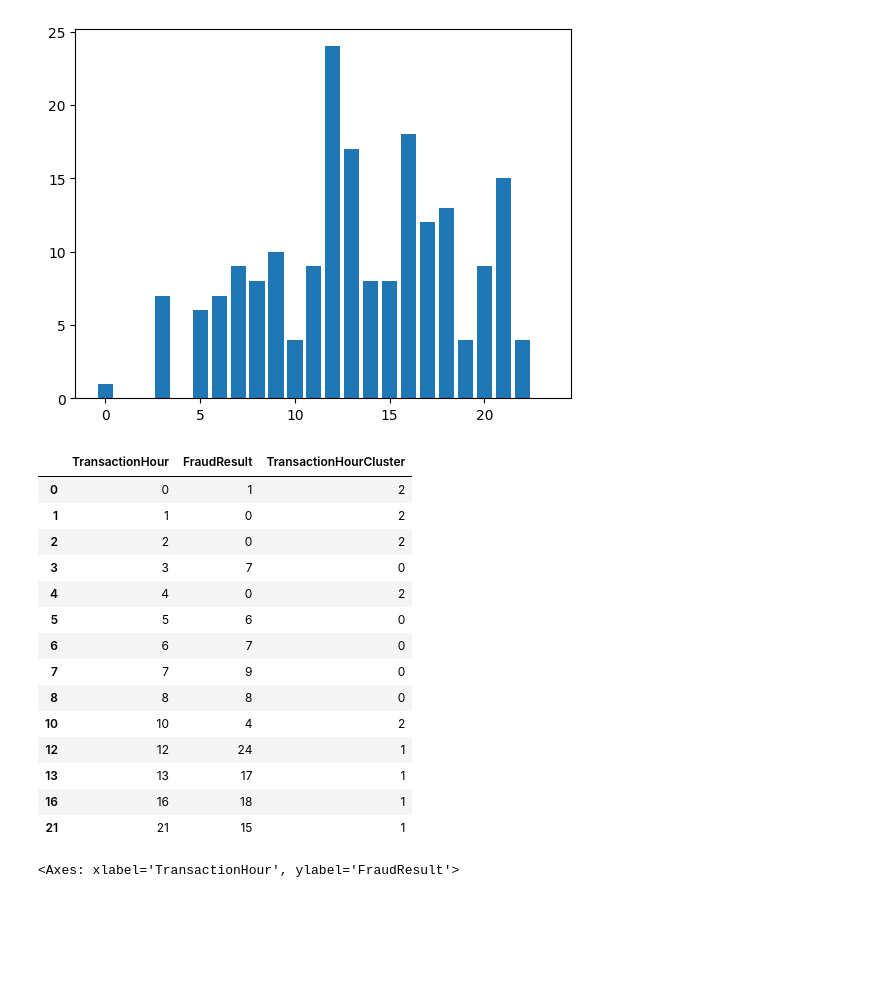
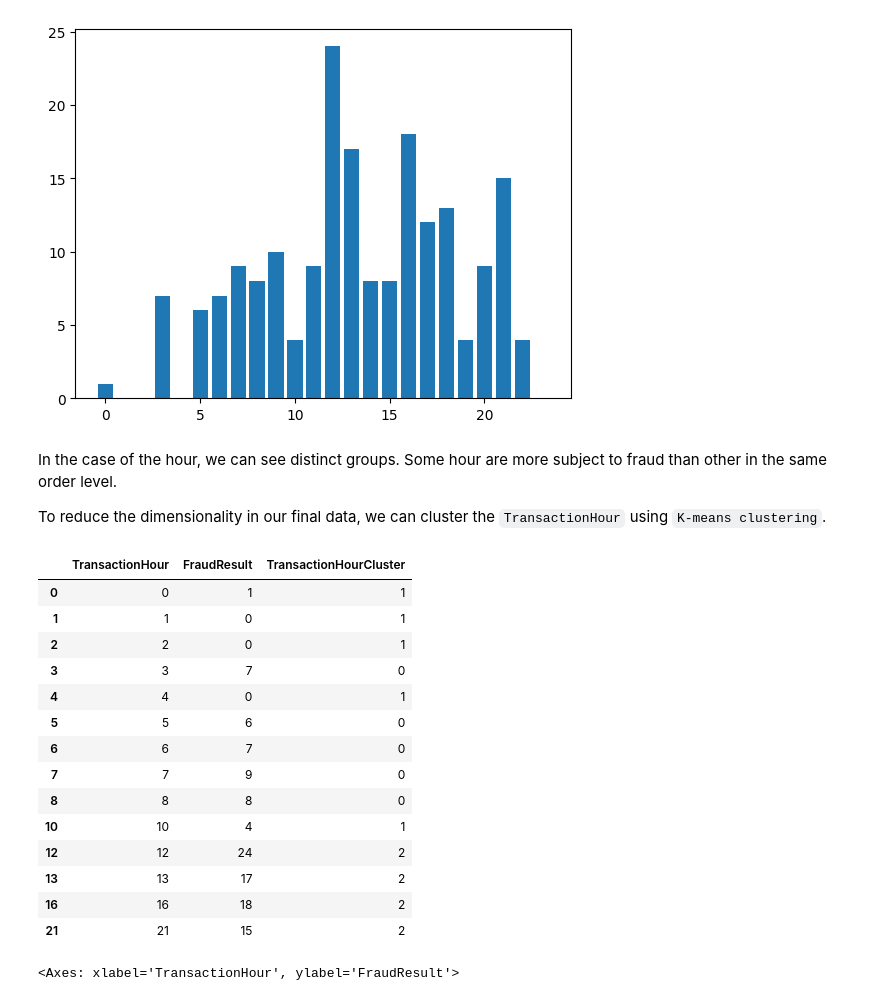
Before and after one commit to alex210501/AI5L-L1-FraudDetection, a Jupyter notebook: ml_project.ipynb, the cells around one changed output. Drawn from its saved outputs; the diff is of its cells as text; code cells hidden in the pictures; blank space fills up the shorter version.

```diff
--- a/ml_project.ipynb
+++ b/ml_project.ipynb
@@ -321,53 +321,41 @@ plt.bar(fraud_per_hour['TransactionHour'], fraud_per_hour['FraudResult'])
 plt.show()
 # %% [output]
 [figure]
+# %% [markdown]
+In the case of the hour, we can see distinct groups. Some hour are more subject to fraud than other in the same order level.
+
+To reduce the dimensionality in our final data, we can cluster the `TransactionHour` using `K-means clustering`.
 # %%
 from sklearn.cluster import KMeans
 
-def kmeansFraudHour(destination, clusters=3, computeFraudPerHour=True):
+def kmeansFraudHour(destination, clusters=3):
     # Create KMeans instance
     kmeans = KMeans(n_clusters=clusters)
 
-    # Check if we have to compute how many fraud happens per hour
-    if computeFraudPerHour:
-        fraud_hour = pd.DataFrame({
-            'TransactionHour': destination['TransactionHour'],
-            'FraudResult': destination['FraudResult'],
-        })
-
-        # Group the dataframe by month
-        fraud_per_hour = fraud_hour.groupby('TransactionHour').sum()
-        fraud_per_hour.reset_index(inplace=True)
-
-        # Get the cluster result
-        destination['TransactionHourCluster'] = kmeans.fit_predict(fraud_per_hour.loc[:, ['FraudResult']])
-        destination['TransactionHourCluster'] = destination['TransactionHourCluster'].astype('category')
-
-    else:
-        # Get the cluster result
-        destination['TransactionHourCluster'] = kmeans.fit_predict(destination.loc[:, ['FraudResult']])
-        destination['TransactionHourCluster'] = destination['TransactionHourCluster'].astype('category')
+    # Get the cluster result
+    destination['TransactionHourCluster'] = kmeans.fit_predict(destination.loc[:, ['FraudResult']])
+    destination['TransactionHourCluster'] = destination['TransactionHourCluster'].astype('category')
 
     return destination
 # %%
-fraud_per_hour = kmeansFraudHour(fraud_per_hour, computeFraudPerHour=False)
+fraud_per_hour = kmeansFraudHour(fraud_per_hour)
 fraud_per_hour.groupby('TransactionHourCluster').head()
 # %% [output]
 |  | TransactionHour | FraudResult | TransactionHourCluster |
-| 0 | 0 | 1 | 2 |
-| 1 | 1 | 0 | 2 |
-| 2 | 2 | 0 | 2 |
+| 0 | 0 | 1 | 1 |
+| 1 | 1 | 0 | 1 |
+| 2 | 2 | 0 | 1 |
 | 3 | 3 | 7 | 0 |
-| 4 | 4 | 0 | 2 |
+| 4 | 4 | 0 | 1 |
 | 5 | 5 | 6 | 0 |
 | 6 | 6 | 7 | 0 |
 | 7 | 7 | 9 | 0 |
 | 8 | 8 | 8 | 0 |
-| 10 | 10 | 4 | 2 |
-| 12 | 12 | 24 | 1 |
-| 13 | 13 | 17 | 1 |
-| 16 | 16 | 18 | 1 |
-| 21 | 21 | 15 | 1 |
+| 10 | 10 | 4 | 1 |
+| 12 | 12 | 24 | 2 |
+| 13 | 13 | 17 | 2 |
+| 16 | 16 | 18 | 2 |
+| 21 | 21 | 15 | 2 |
 # %%
 # Creating bar graph
 sns.barplot(data=fraud_per_hour, x="TransactionHour", y="FraudResult", hue="TransactionHourCluster")
```
Also changed, not shown: parts of 36 cells of this notebook.
